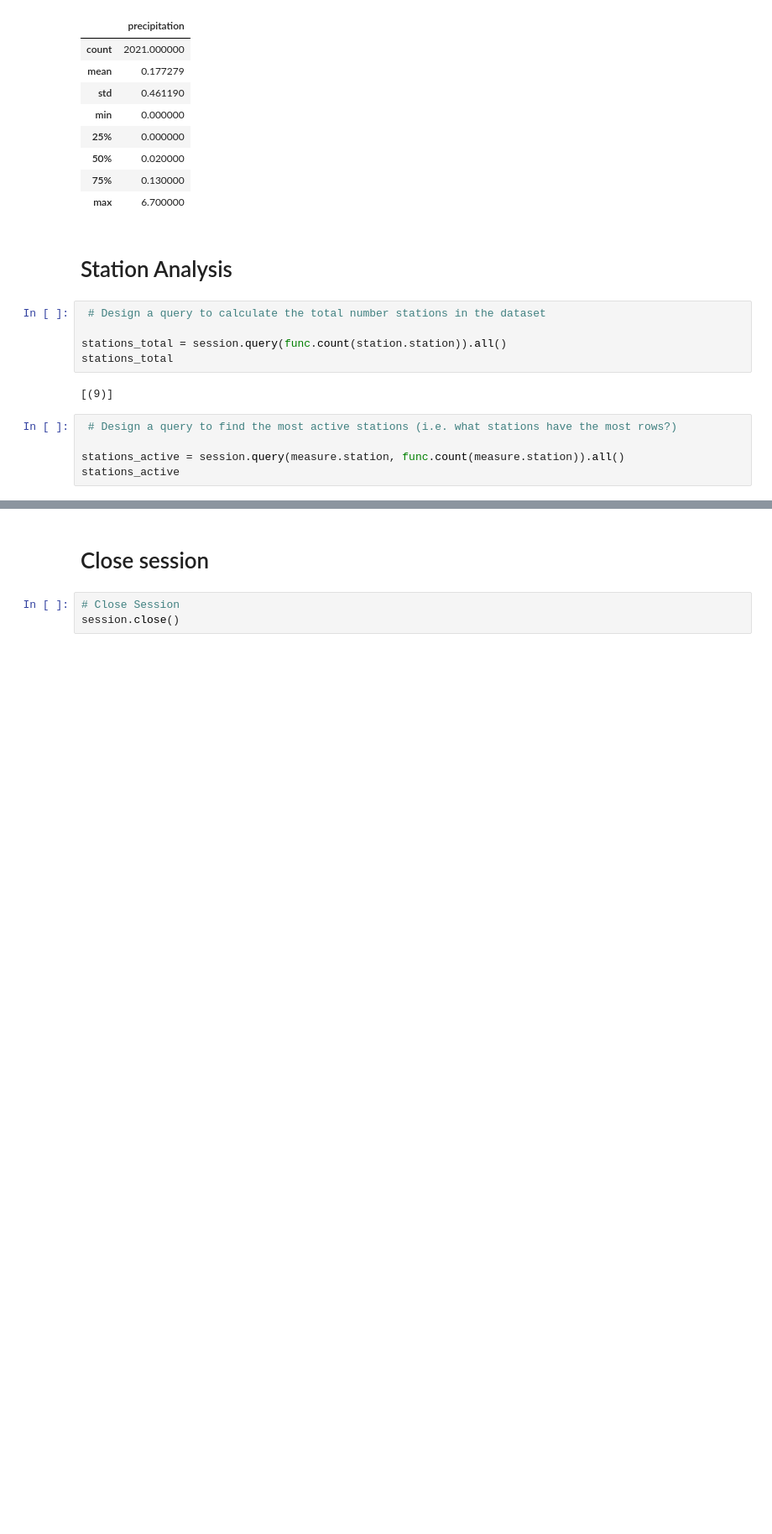
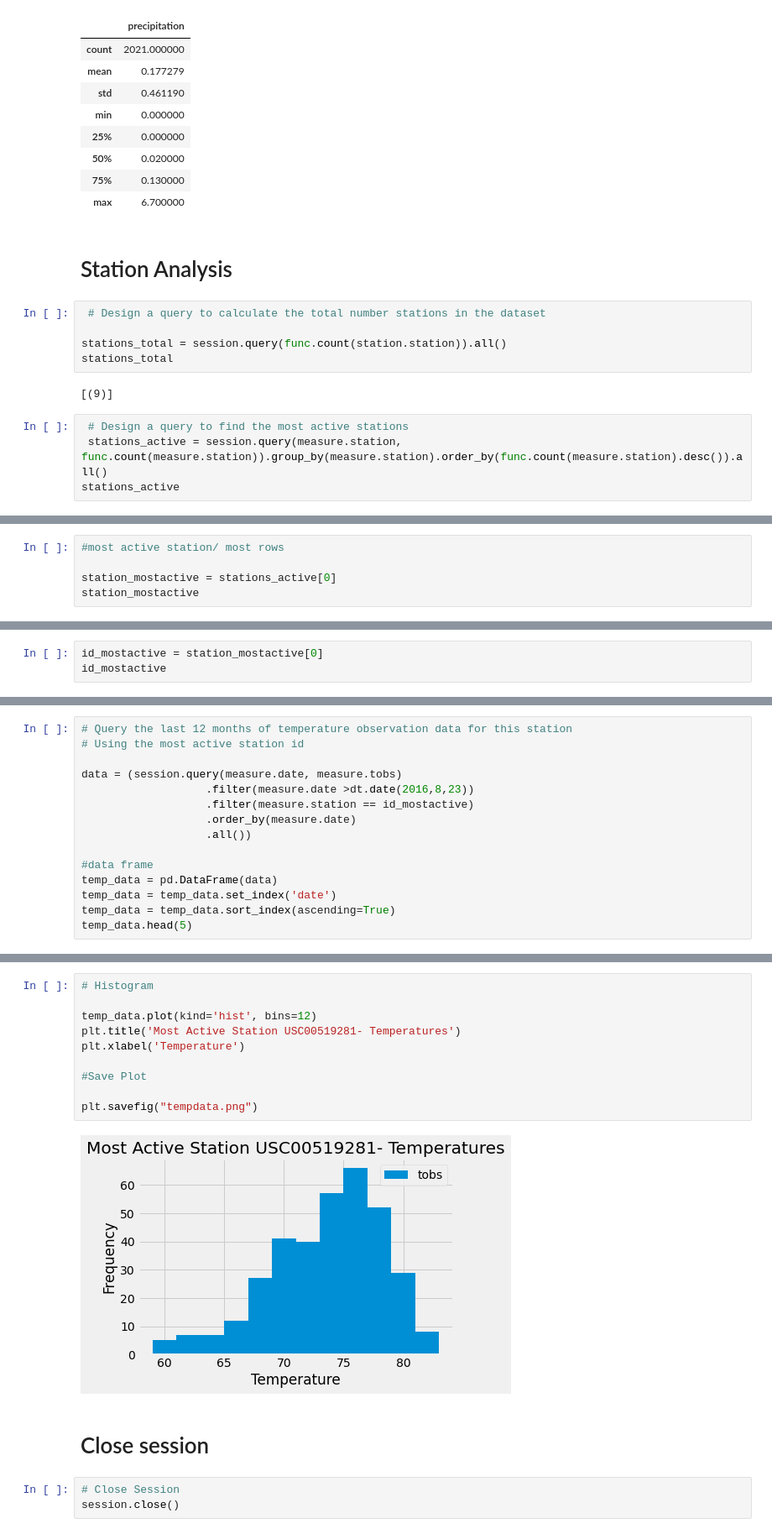
Before and after one commit to josiedeleon/SQLAlchemy-Challenge, a Jupyter notebook: Climate.ipynb, the cells around one changed output, grey strips where cells are left out. Shown at 84% size. Cells and saved outputs as stored; diff of their text form; blank space fills up the shorter version.

Commit message:
add station analysis

```diff
--- a/Climate.ipynb
+++ b/Climate.ipynb
@@ -158,8 +158,7 @@ stations_total
 # %% [output]
 [(9)]
 # %%
- # Design a query to find the most active stations (i.e. what stations have the most rows?)
-
-stations_active = session.query(measure.station, func.count(measure.station)).all()
+ # Design a query to find the most active stations
+ stations_active = session.query(measure.station, func.count(measure.station)).group_by(measure.station).order_by(func.count(measure.station).desc()).all()
 stations_active
 # %% [output]
@@ -166,0 +174,5 @@ stations_active
+# %%
+#most active station/ most rows
+
+station_mostactive = stations_active[0]
+station_mostactive
@@ -166,0 +181,3 @@ stations_active
+# %%
+id_mostactive = station_mostactive[0]
+id_mostactive
@@ -171,0 +215,15 @@ stations_active
+# %%
+# Query the last 12 months of temperature observation data for this station
+# Using the most active station id
+
+data = (session.query(measure.date, measure.tobs)
+                   .filter(measure.date >dt.date(2016,8,23))
+                   .filter(measure.station == id_mostactive)
+                   .order_by(measure.date)
+                   .all())
+
+#data frame
+temp_data = pd.DataFrame(data)
+temp_data = temp_data.set_index('date')
+temp_data = temp_data.sort_index(ascending=True)
+temp_data.head(5)
@@ -172,3 +238,15 @@ stations_active
+# %%
+# Histogram
+
+temp_data.plot(kind='hist', bins=12)
+plt.title('Most Active Station USC00519281- Temperatures')
+plt.xlabel('Temperature')
+
+#Save Plot
+
+plt.savefig("tempdata.png")
+# %% [output]
+[figure, added]
 # %% [markdown]
 # Close session
 # %%
```
Also changed, not shown: parts of 8 cells of this notebook, 1 other file.
